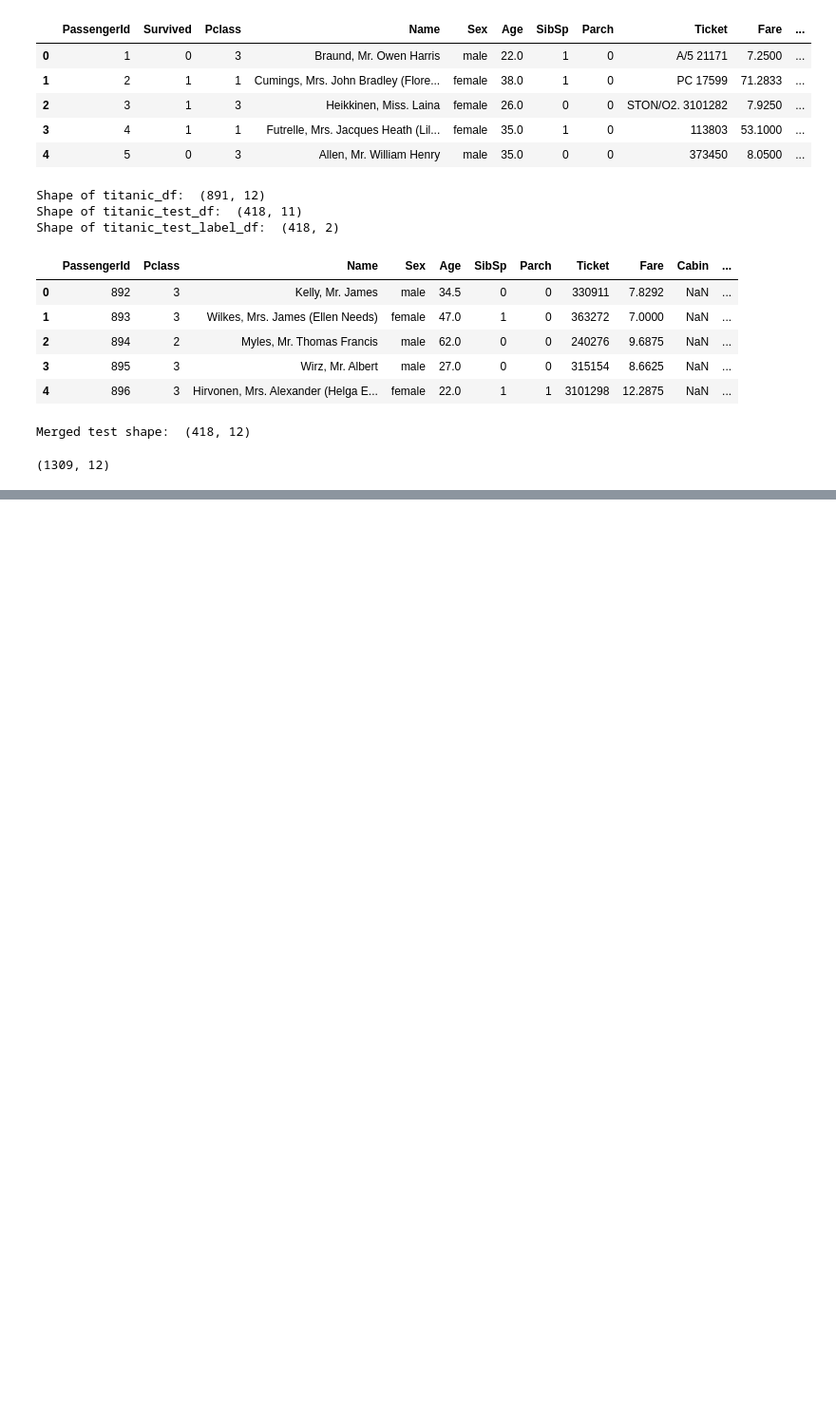
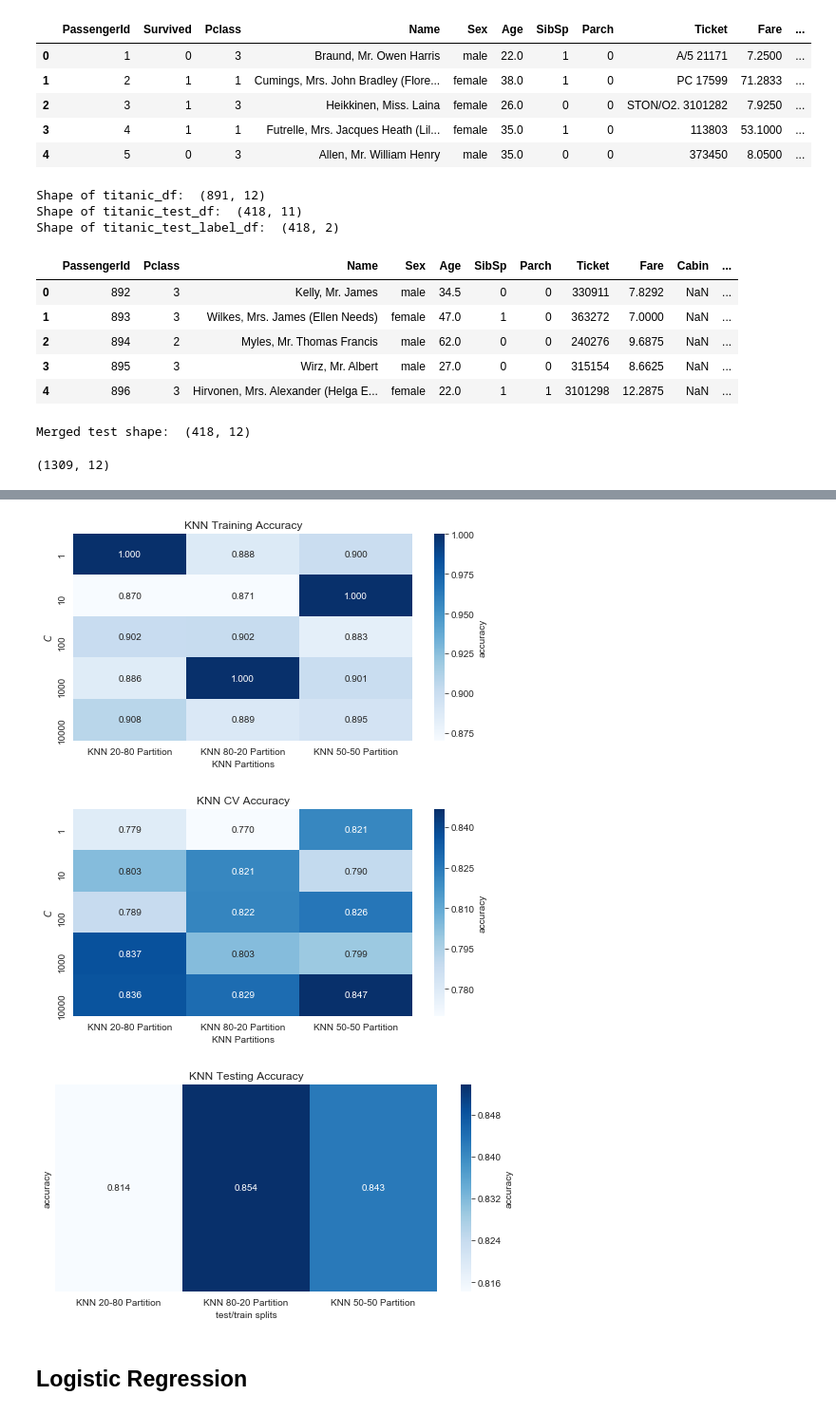
Before and after one commit to Georgepu1/Final_Proj_Supervised_ML, a Jupyter notebook: 4_Titanic_Survival.ipynb, the cells around one changed output, grey strips where cells are left out. Shown: that part at 95% size. Cells and saved outputs as stored; diff of their text form; code cells hidden in the pictures; blank space fills up the shorter version.

```diff
--- a/4_Titanic_Survival.ipynb
+++ b/4_Titanic_Survival.ipynb
@@ -51,0 +125,2 @@ titanic_df.shape
+# %%
+titanic_df_mod = data_transform(titanic_df)
@@ -51,0 +445,42 @@ titanic_df.shape
+# %%
+def heatmap_KNN(acc_arr, title, k_list, split):
+    if not k_list:
+        plt.figure(figsize = (9,4))
+        ax = sns.heatmap(acc_arr, annot=True, fmt='.3f',
+                         xticklabels=split, yticklabels='', cmap = "Blues")
+        ax.collections[0].colorbar.set_label("accuracy")
+        ax.set(xlabel = 'test/train splits', ylabel='accuracy')
+        plt.title(title)
+        sns.set_style("whitegrid", {'axes.grid' : False})
+        plt.show()
+        return
+    plt.figure(figsize = (8,4))
+    ax = sns.heatmap(acc_arr, annot=True, fmt='.3f',
+                     xticklabels=split, yticklabels=c_list, cmap = "Blues")
+    ax.collections[0].colorbar.set_label("accuracy")
+    ax.set(xlabel = 'KNN Partitions', ylabel='$C$')
+    plt.title(title)
+    sns.set_style("whitegrid", {'axes.grid' : False})
+    plt.show()
+# %%
+k_list = [1, 2, 3, 4, 5, 6, 7, 8, 9]
+partition_names = ["KNN 20-80 Partition", "KNN 80-20 Partition", "KNN 50-50 Partition"]
+
+knn_overall_train_acc = np.array([knn_avg_train_20_80, knn_avg_train_80_20, knn_avg_train_50_50])
+knn_overall_train_acc = knn_overall_train_acc.reshape(5, 3)
+
+knn_overall_cv_acc = np.array([knn_avg_cv_20_80, knn_avg_cv_80_20, knn_avg_cv_50_50])
+knn_overall_cv_acc = knn_overall_cv_acc.reshape(5, 3)
+
+knn_overall_test_acc = np.array([knn_avg_test_20_80,
+                                 knn_avg_test_80_20, knn_avg_test_50_50]).reshape(1,3)
+
+heatmap_KNN(knn_overall_train_acc, "KNN Training Accuracy", k_list, partition_names)
+heatmap_KNN(knn_overall_cv_acc, "KNN CV Accuracy", k_list, partition_names)
+heatmap_KNN(knn_overall_test_acc, "KNN Testing Accuracy", None, partition_names)
+# %% [output]
+[figure, added]
+[figure, added]
+[figure, added]
+# %% [markdown]
+## Logistic Regression
```
Also changed, not shown: parts of 43 cells of this notebook, 5 other files.
